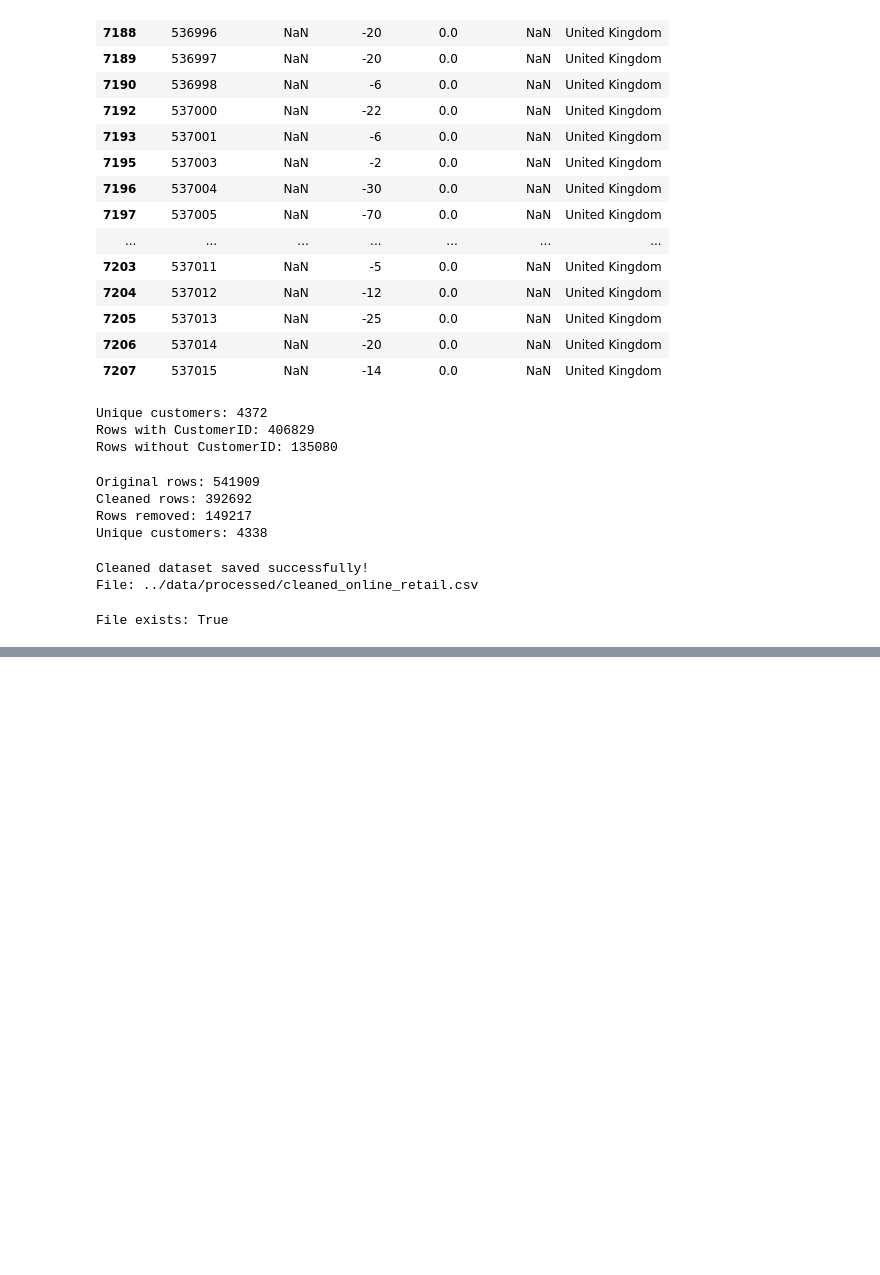
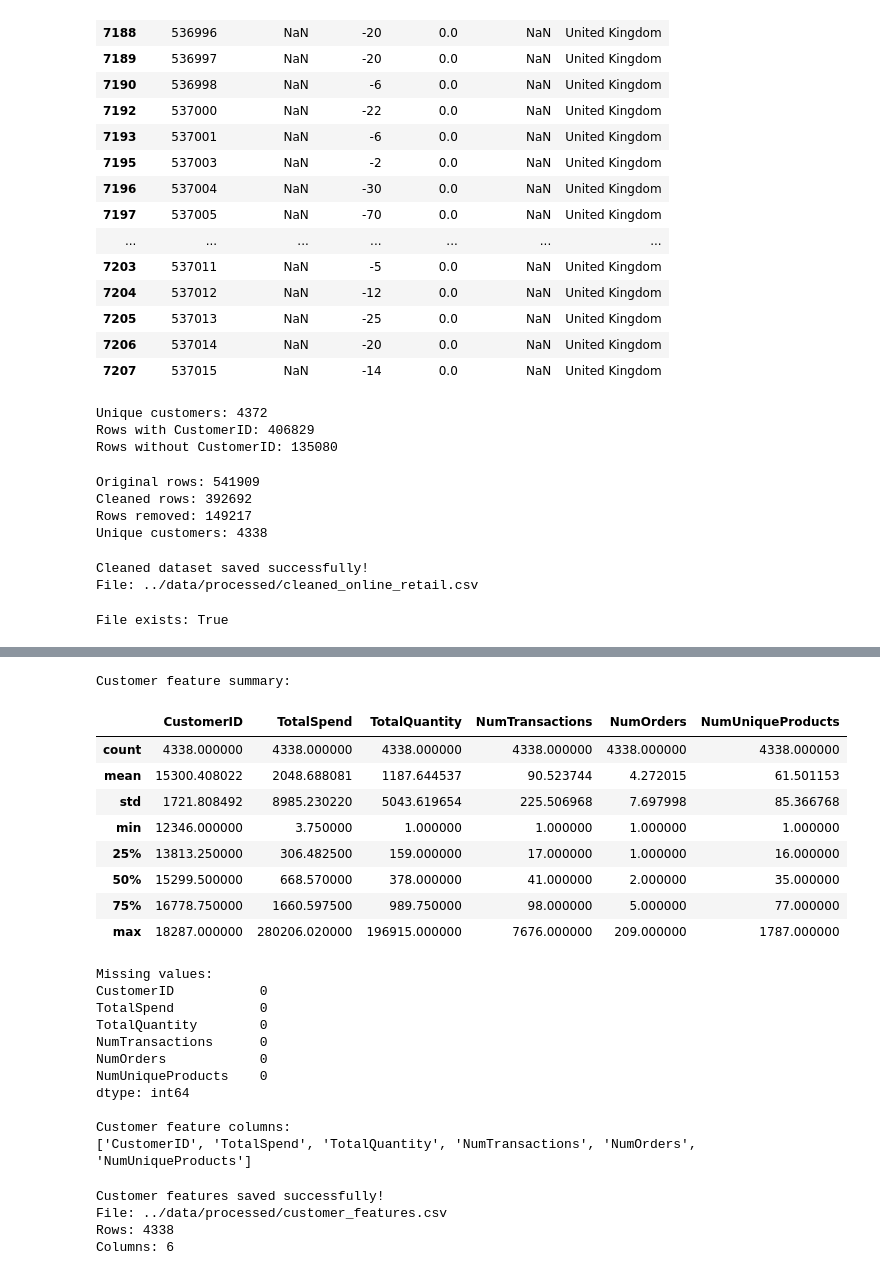
Before and after one commit to vanshika-2105/customer-segmentation-ml, a Jupyter notebook: notebooks/01_customer_segmentation_setup.ipynb, the cells around one changed output, grey strips where cells are left out. Cells and saved outputs as stored; diff of their text form; code cells hidden in the pictures; blank space fills up the shorter version.

```diff
--- a/notebooks/01_customer_segmentation_setup.ipynb
+++ b/notebooks/01_customer_segmentation_setup.ipynb
@@ -248,0 +312,50 @@ File exists: True
+# %%
+print("Customer feature summary:")
+display(customer_features.describe())
+
+print("\nMissing values:")
+print(customer_features.isnull().sum())
+
+print("\nCustomer feature columns:")
+print(customer_features.columns.tolist())
+# %% [output]
+Customer feature summary:
+|  | CustomerID | TotalSpend | TotalQuantity | NumTransactions | NumOrders | NumUniqueProducts |
+| count | 4338.000000 | 4338.000000 | 4338.000000 | 4338.000000 | 4338.000000 | 4338.000000 |
+| mean | 15300.408022 | 2048.688081 | 1187.644537 | 90.523744 | 4.272015 | 61.501153 |
+| std | 1721.808492 | 8985.230220 | 5043.619654 | 225.506968 | 7.697998 | 85.366768 |
+| min | 12346.000000 | 3.750000 | 1.000000 | 1.000000 | 1.000000 | 1.000000 |
+| 25% | 13813.250000 | 306.482500 | 159.000000 | 17.000000 | 1.000000 | 16.000000 |
+| 50% | 15299.500000 | 668.570000 | 378.000000 | 41.000000 | 2.000000 | 35.000000 |
+| 75% | 16778.750000 | 1660.597500 | 989.750000 | 98.000000 | 5.000000 | 77.000000 |
+| max | 18287.000000 | 280206.020000 | 196915.000000 | 7676.000000 | 209.000000 | 1787.000000 |
+Missing values:
+CustomerID           0
+TotalSpend           0
+TotalQuantity        0
+NumTransactions      0
+NumOrders            0
+NumUniqueProducts    0
+dtype: int64
+
+Customer feature columns:
+['CustomerID', 'TotalSpend', 'TotalQuantity', 'NumTransactions', 'NumOrders', 'NumUniqueProducts']
+# %%
+# Save customer-level features
+
+customer_features_path = "../data/processed/customer_features.csv"
+
+customer_features.to_csv(
+    customer_features_path,
+    index=False
+)
+
+print("Customer features saved successfully!")
+print("File:", customer_features_path)
+print("Rows:", len(customer_features))
+print("Columns:", len(customer_features.columns))
+# %% [output]
+Customer features saved successfully!
+File: ../data/processed/customer_features.csv
+Rows: 4338
+Columns: 6
```
Also changed, not shown: parts of 3 cells of this notebook.
